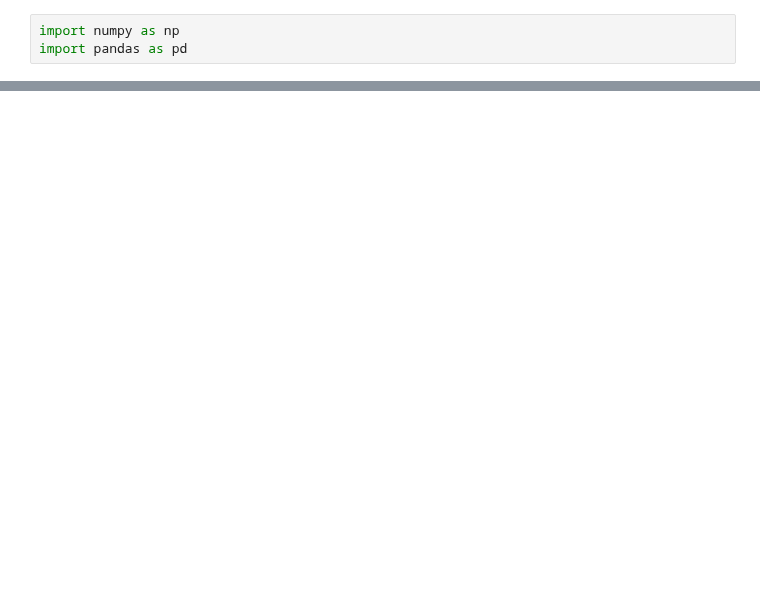
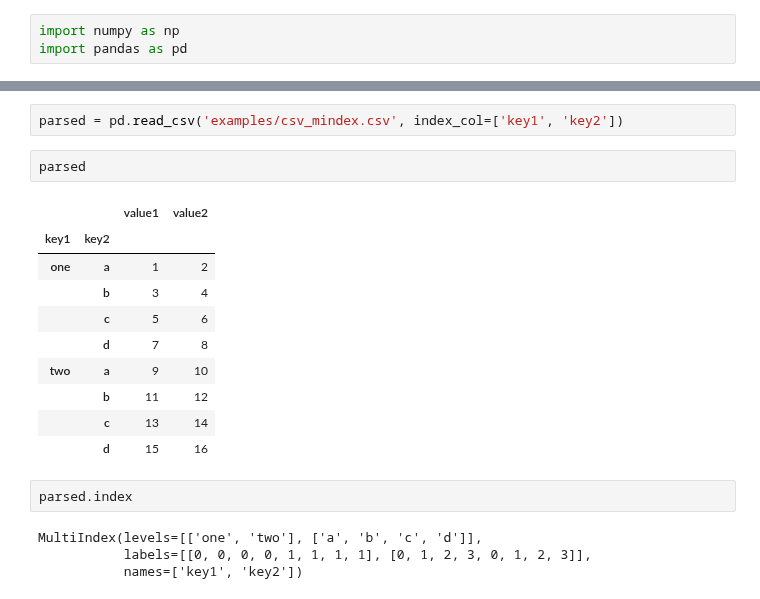
Before and after one commit to rumourcy/DA, a Jupyter notebook: pydata/chapter06.ipynb, the cells around one changed output, grey strips where cells are left out. Saved outputs shown, nothing was run; the diff lists cells and outputs as text; blank space fills up the shorter version.

```diff
--- a/pydata/chapter06.ipynb
+++ b/pydata/chapter06.ipynb
@@ -12,0 +73,21 @@ pd.read_clipboard()
+# %%
+parsed = pd.read_csv('examples/csv_mindex.csv', index_col=['key1', 'key2'])
+# %%
+parsed
+# %% [output]
+|  |  | value1 | value2 |
+| key1 | key2 |  |  |
+| one | a | 1 | 2 |
+|  | b | 3 | 4 |
+|  | c | 5 | 6 |
+|  | d | 7 | 8 |
+| two | a | 9 | 10 |
+|  | b | 11 | 12 |
+|  | c | 13 | 14 |
+|  | d | 15 | 16 |
+# %%
+parsed.index
+# %% [output]
+MultiIndex(levels=[['one', 'two'], ['a', 'b', 'c', 'd']],
+           labels=[[0, 0, 0, 0, 1, 1, 1, 1], [0, 1, 2, 3, 0, 1, 2, 3]],
+           names=['key1', 'key2'])
```
Also changed, not shown: parts of 29 cells of this notebook, 27 other files.
